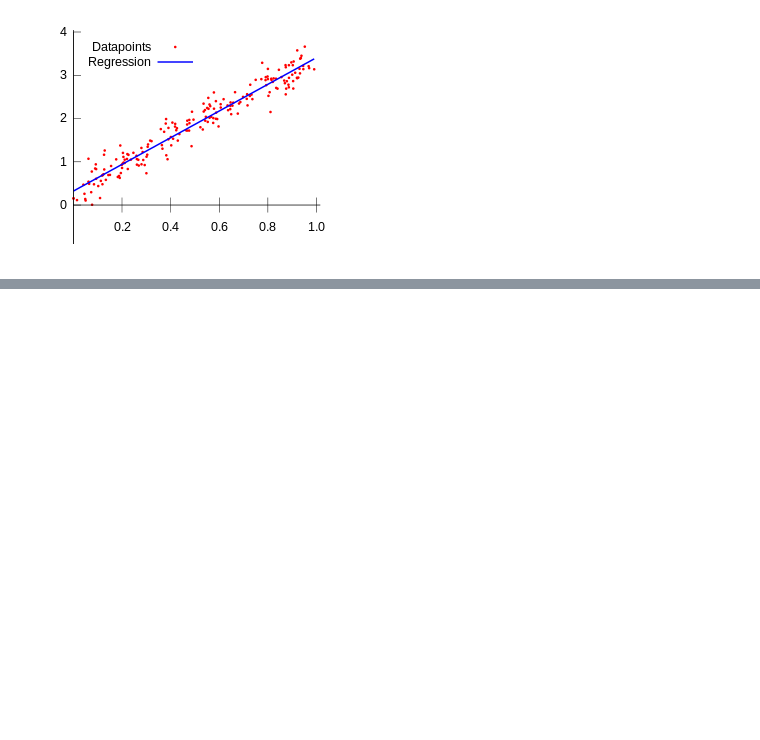
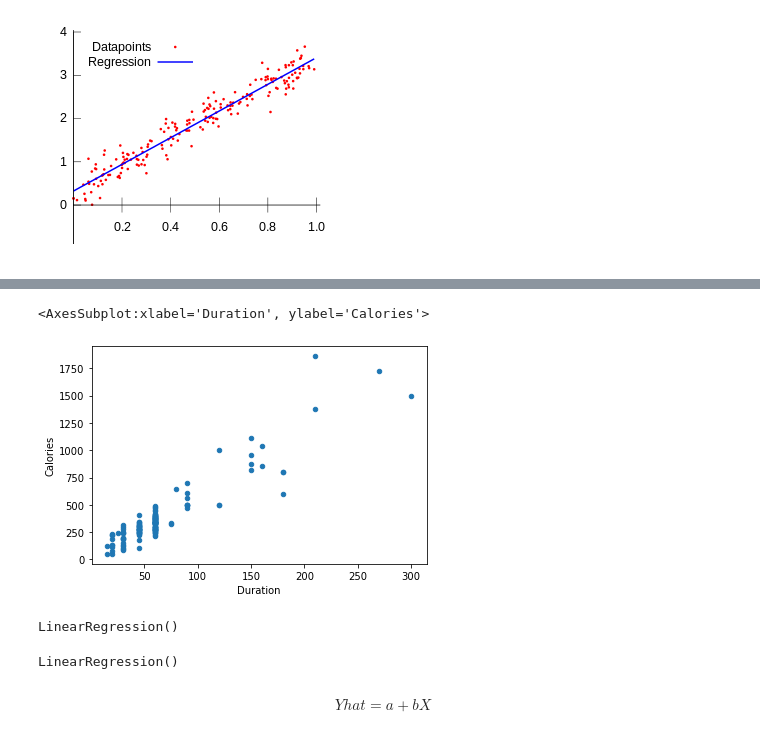
Before and after one commit to leodrivera/Leo_Notebooks, a Jupyter notebook: Semana5_1.ipynb, the cells around one changed output, grey strips where cells are left out. Cells and saved outputs as stored; diff of their text form; code cells hidden in the pictures; blank space fills up the shorter version.

```diff
--- a/Semana5_1.ipynb
+++ b/Semana5_1.ipynb
@@ -306,6 +439,15 @@ print("The Pearson Correlation Coefficient is", pearson_coef, " with a P-value o
 # %%
 #### Visualizar Duration x Calories
+dfClean.plot(kind='scatter', x='Duration', y='Calories')
+# %% [output]
+<AxesSubplot:xlabel='Duration', ylabel='Calories'>
+[figure, added]
 # %%
 from sklearn.linear_model import LinearRegression
+# %%
+lr = LinearRegression()
+lr
+# %% [output]
+LinearRegression()
 # %%
 ### Definir as Variáveis X e Y
@@ -314,2 +456,9 @@ Y =
 # %%
 ### Acha a reta que melhor descreve a distribuição dos dados
+lr.fit(X,Y)
+# %% [output]
+LinearRegression()
+# %% [markdown]
+$$
+Yhat = a + b  X
+$$
```
Also changed, not shown: parts of 46 cells of this notebook.
